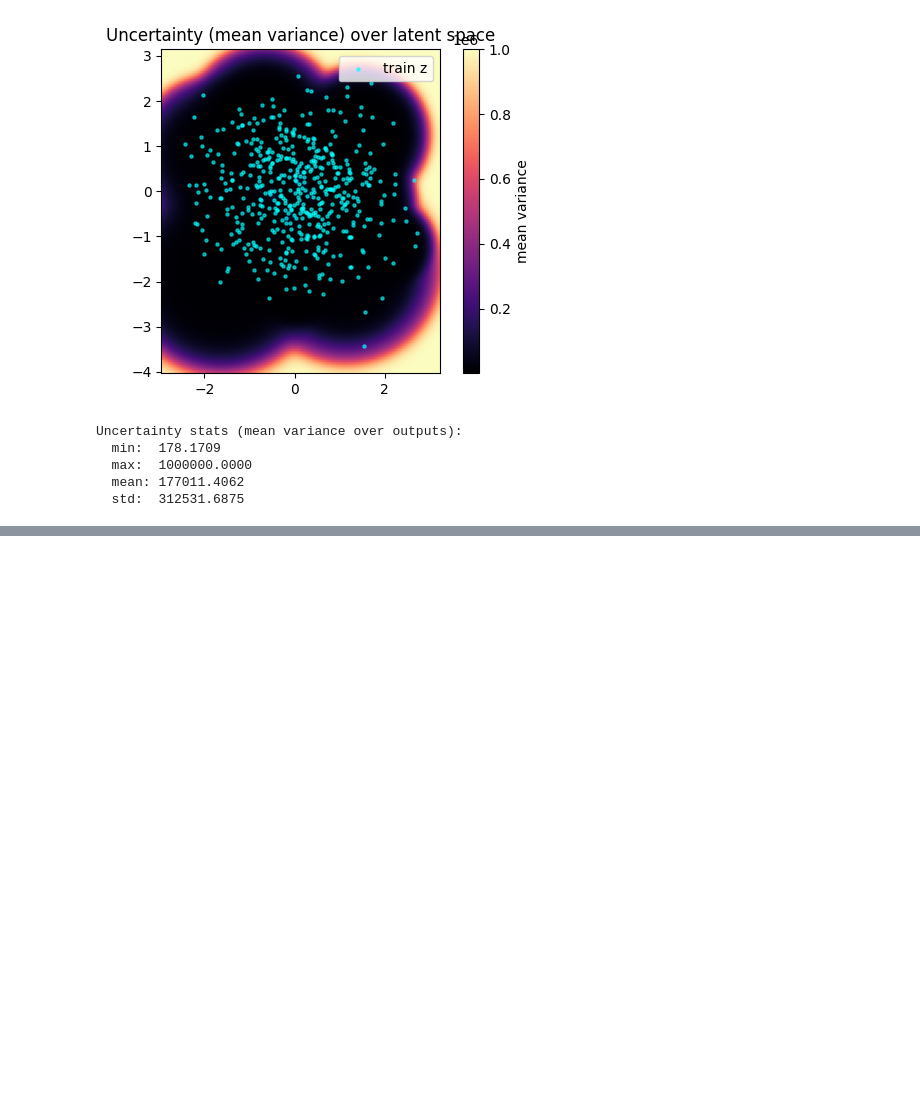
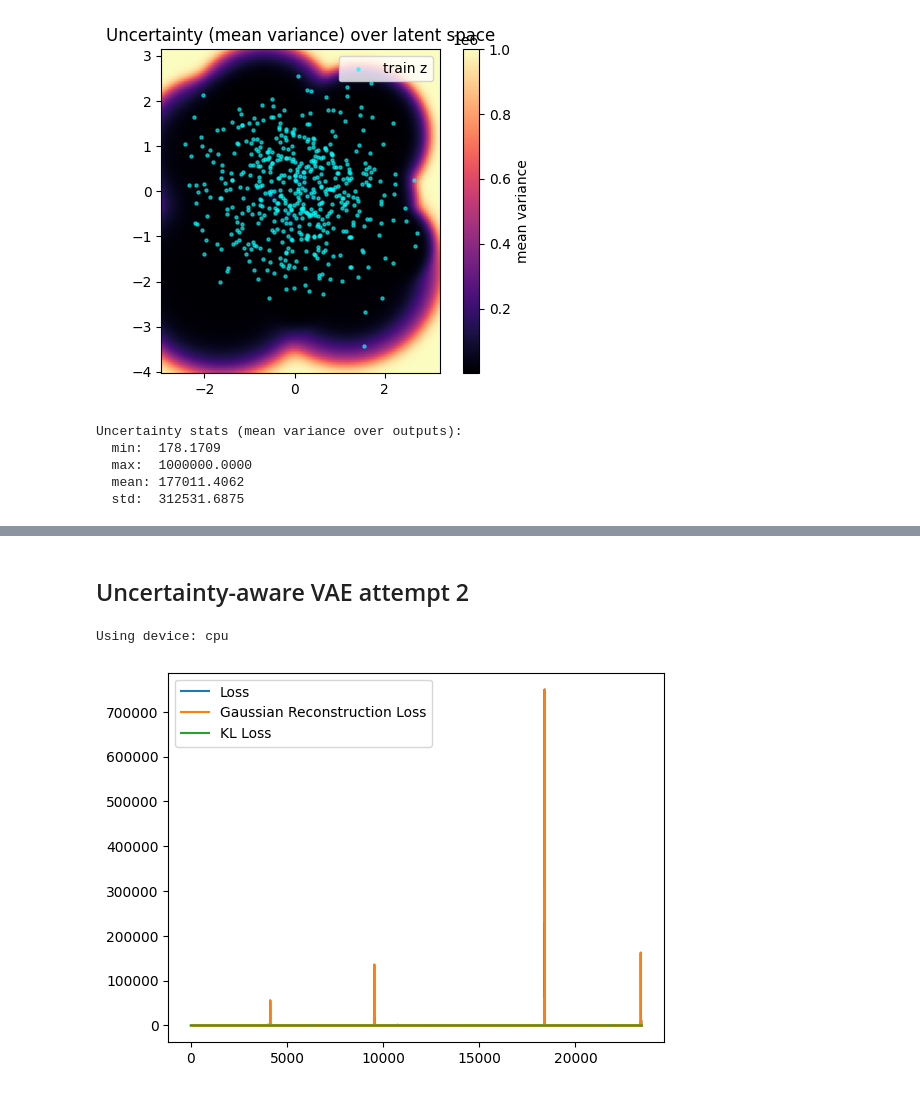
Before and after one commit to TrymNOHG/generative-uncertainty, a Jupyter notebook: training.ipynb, the cells around one changed output, grey strips where cells are left out. Cells and saved outputs as stored; diff of their text form; code cells hidden in the pictures; blank space fills up the shorter version.

```diff
--- a/training.ipynb
+++ b/training.ipynb
@@ -440,0 +438,39 @@ plt.show()
+# %% [markdown]
+## Uncertainty-aware VAE attempt 2
+# %%
+import torch
+import torchvision
+import torchvision.transforms as transforms
+
+transform = transforms.Compose(
+    [
+        transforms.ToTensor(),
+    ]
+)
+
+# device = torch.device("cuda") if torch.cuda.is_available() else torch.device("mps") if torch.backends.mps.is_available() else torch.device("cpu")
+device = torch.device("cpu")
+
+trainset = torchvision.datasets.MNIST(root='./data', train=True, download=True, transform=transform)
+testset = torchvision.datasets.MNIST(root='./data', train=False, download=True, transform=transform)
+
+print(f"Using device: {device}")
+
+from utils.train import train_model
+from utils.training_params import TrainingParameters
+from models.vae import GaussianVariationalAutoencoder
+
+train_params = TrainingParameters(
+    learning_rate = 1e-2,
+    batch_size = 128,
+    num_epochs = 50,
+)
+hidden_dim = 2
+
+trainloader = torch.utils.data.DataLoader(trainset, batch_size=train_params.batch_size, shuffle=True, num_workers=0)
+uvae = GaussianVariationalAutoencoder([28*28, 400, 200, 50], [50, 100, 200, 400, 28*28], beta=50, hidden_dim=hidden_dim).to(device)
+
+train_model(uvae, trainloader, train_params, device, save=True)
+# %% [output]
+Using device: cpu
+[figure, added]
```
Also changed, not shown: parts of 12 cells of this notebook, 15 other files.
